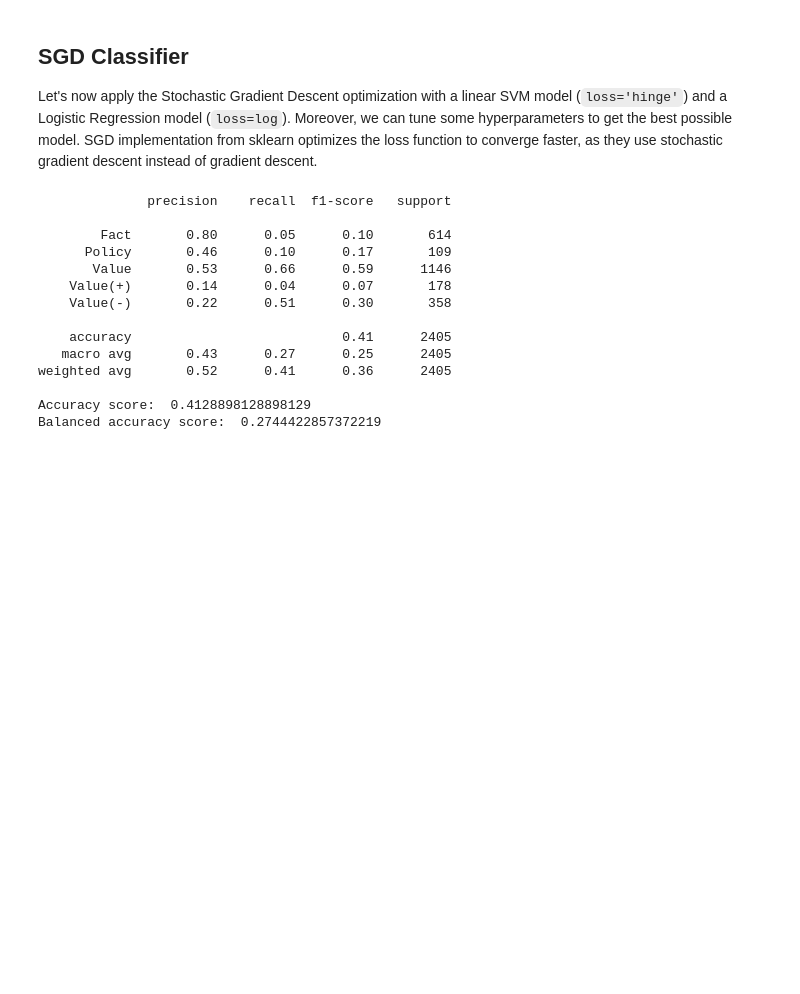
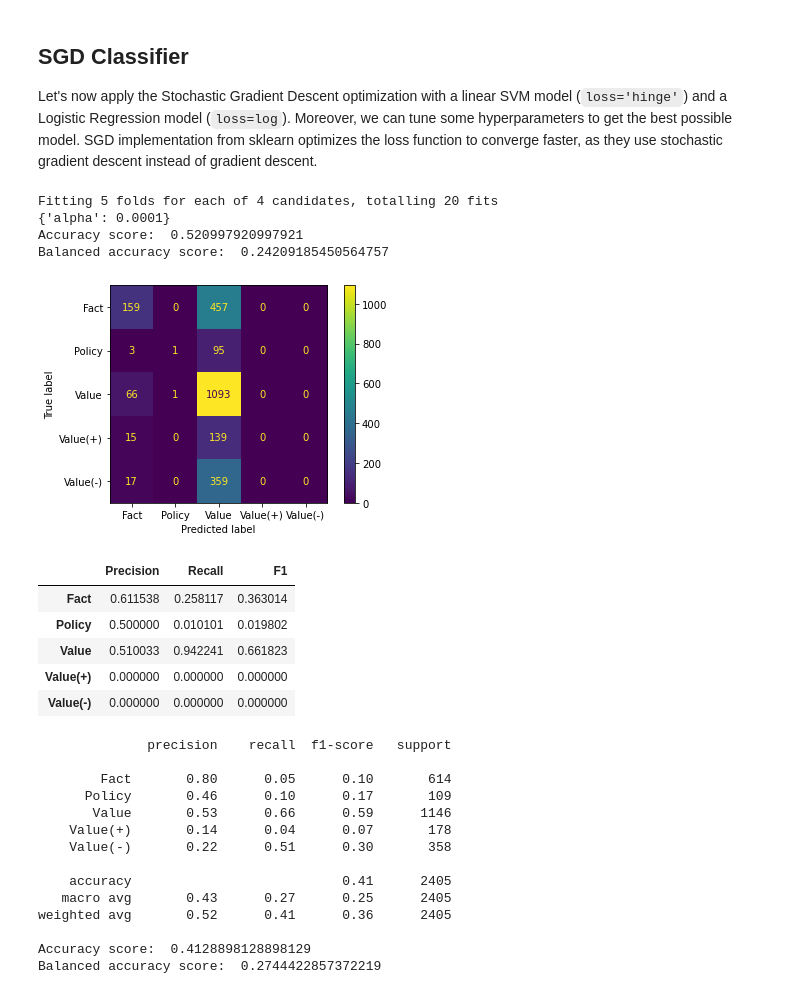
Before and after one commit to Caio-Nogueira/FEUP-PLN, a Jupyter notebook: classification.ipynb, the cells around one changed output. Drawn from its saved outputs; the diff is of its cells as text; code cells hidden in the pictures; blank space fills up the shorter version.

```diff
--- a/classification.ipynb
+++ b/classification.ipynb
@@ -517,23 +528,30 @@ SGD implementation from sklearn optimizes the loss function to converge faster,
 # %%
 """
 l1-regularization -> 'built-in' feature selection (fewer features)
 l2-regularization -> Prefers weight vectors with many small weights
 """
 
-max_iterations = 10**6/np.ceil(X_train.shape[0] / 10) #Empirically,the model converges after 10^6/n where n
-                                        # the size of the test set
-
-sgd_model = SGDClassifier(penalty="l2",
-                          average=True, class_weight=class_weights)
+sgd_model = SGDClassifier(penalty="l2", average=True, n_jobs=-1, loss = "log")
 sgd_gs = GridSearchCV(sgd_model, n_jobs=-1, param_grid={
-    "alpha": 10.0**-np.arange(1,5),
-    "loss": ['log', 'modified_huber']
-}, cv=cross_validation, scoring="accuracy", verbose = 1)
+    "alpha": 10.0**-np.arange(1,5)
+}, cv=cross_validation, scoring="f1_weighted", verbose = 1)
 
 sgd_gs.fit(X_train, y_train)
 
 print(sgd_gs.best_params_)
 print_metrics(y_test, sgd_gs.predict(X_test), sgd_gs.classes_)
+# %% [output]
+Fitting 5 folds for each of 4 candidates, totalling 20 fits
+{'alpha': 0.0001}
+Accuracy score:  0.520997920997921
+Balanced accuracy score:  0.24209185450564757
+[figure, added]
+|  | Precision | Recall | F1 |
+| Fact | 0.611538 | 0.258117 | 0.363014 |
+| Policy | 0.500000 | 0.010101 | 0.019802 |
+| Value | 0.510033 | 0.942241 | 0.661823 |
+| Value(+) | 0.000000 | 0.000000 | 0.000000 |
+| Value(-) | 0.000000 | 0.000000 | 0.000000 |
 # %%
 sgd_classifier = SGDClassifier(n_jobs=-1, penalty="l2")
 
```
Also changed, not shown: parts of 10 cells of this notebook, 3 other files.
